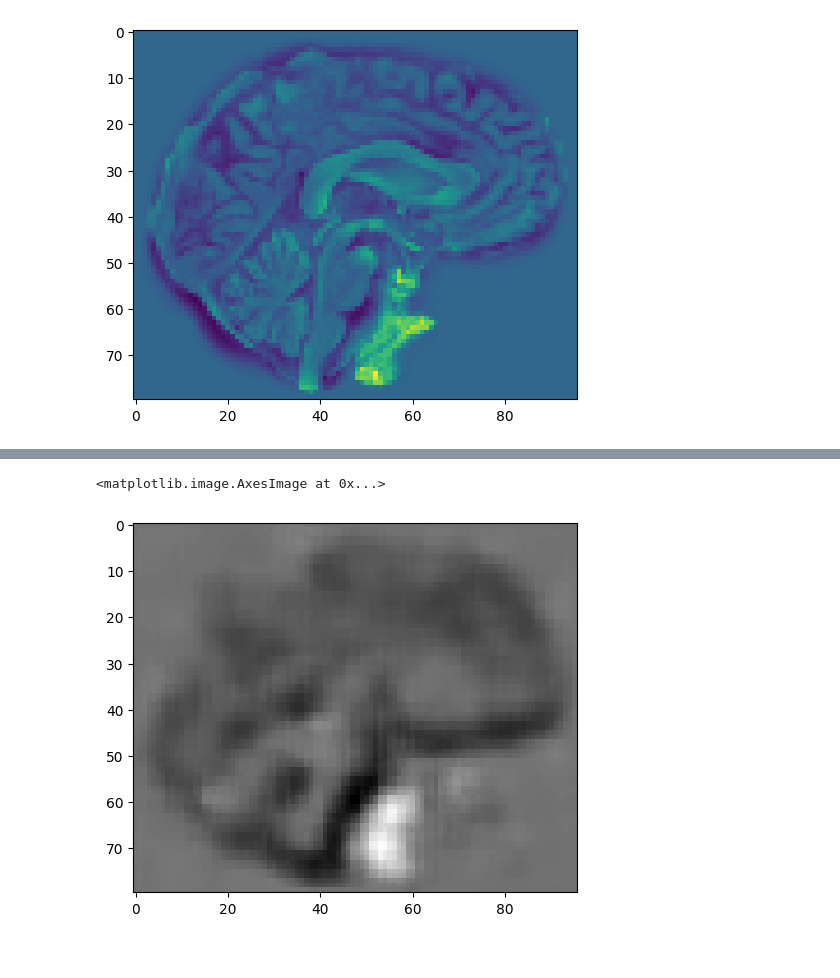
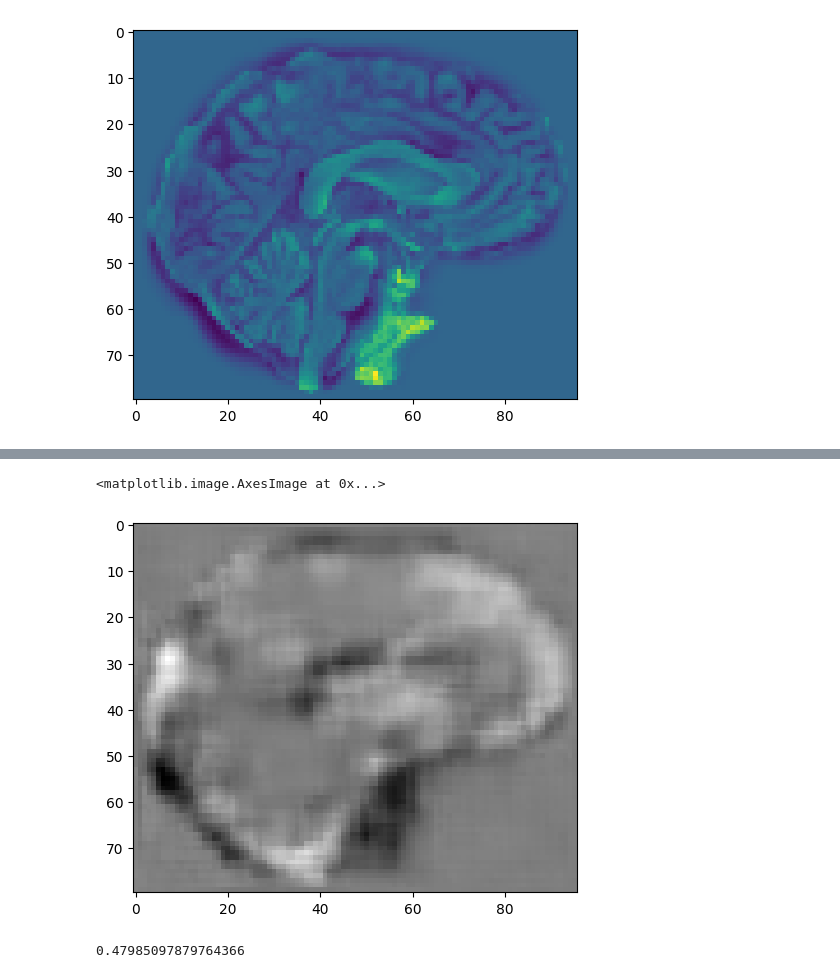
Before and after one commit to Vaakir/unsupervised-deep-learning-bachelor-thesis, a Jupyter notebook: test_ae.ipynb, the cells around one changed output, grey strips where cells are left out. Cells and saved outputs as stored; diff of their text form; code cells hidden in the pictures.

```diff
--- a/test_ae.ipynb
+++ b/test_ae.ipynb
@@ -6,6 +6,6 @@ import numpy as np
 # %%
 train, test = load("Pre-processed", take=100)
 # %%
-ae = AE((100,80,96,80),halvings=3, latent_dim=1000, output_activation="tanh")
+ae = AE(train.shape,halvings=4, latent_dim=300, output_activation="tanh")
 # %% [output]
 Interpreted image shape: (80, 96, 80, 1)
@@ -33,6 +34,6 @@ print(np.min(diff_train), np.max(diff_train))
 -0.5088650429552424 0.8838309151430344
 [figure]
 # %%
-ae.train(diff_train,epochs=30)
+ae.train(diff_train,epochs=30,batch_size=20)
 # %% [output]
 Epoch 1/30
@@ -56,5 +57,5 @@ Epoch 30/30
 # %%
 latent = ae.encode(diff_test)
 recon = ae.decode(latent)
-plt.imshow(np.rot90(recon[1][40]),cmap="gray")
+plt.imshow(np.rot90(recon[0][40]),cmap="gray")
 # %% [output]
@@ -63,3 +64,8 @@ plt.imshow(np.rot90(recon[1][40]),cmap="gray")
 <matplotlib.image.AxesImage at 0x...>
-[figure, old version]
+[figure, new version]
+# %%
+from Metrics.metrics import NMSE, SSIM
+SSIM(recon.reshape(diff_test.shape), diff_test)
+# %% [output]
+0.47985097879764366
 # %%
```
Also changed, not shown: parts of 9 cells of this notebook, 8 other files.
